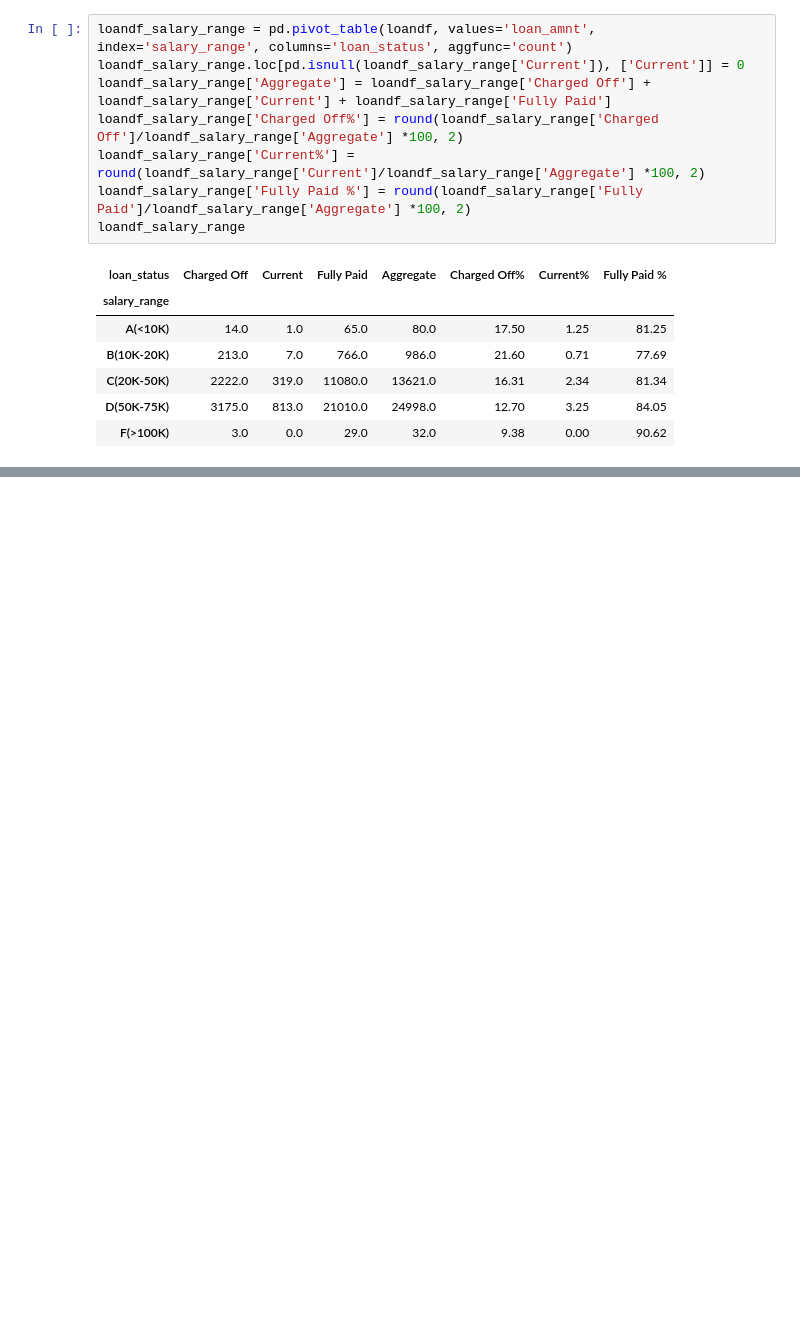
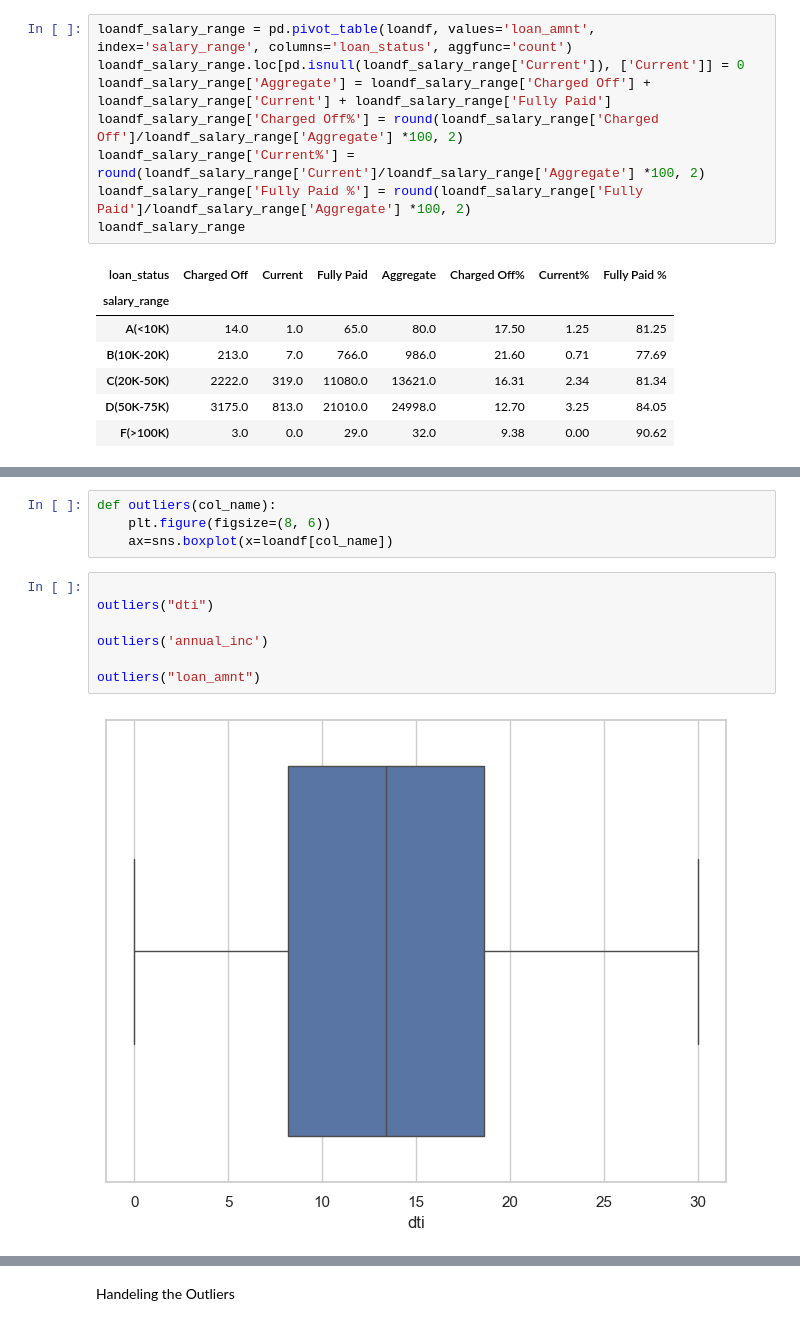
Before and after one commit to likith2201/BankLoanCaseStudy_Project, a Jupyter notebook: BankingLoanCaseStudy.ipynb, the cells around one changed output, grey strips where cells are left out. Drawn from its saved outputs; the diff is of its cells as text; blank space fills up the shorter version.

```diff
--- a/BankingLoanCaseStudy.ipynb
+++ b/BankingLoanCaseStudy.ipynb
@@ -634,0 +857,13 @@ for p in ax.patches:
+# %%
+def outliers(col_name):
+    plt.figure(figsize=(8, 6))
+    ax=sns.boxplot(x=loandf[col_name])
+# %%
+
+outliers("dti")
+
+outliers('annual_inc')
+
+outliers("loan_amnt")
+# %% [output]
+[figure, added]
@@ -634,0 +872,2 @@ for p in ax.patches:
+# %% [markdown]
+Handeling the Outliers
```
Also changed, not shown: parts of 38 cells of this notebook.
